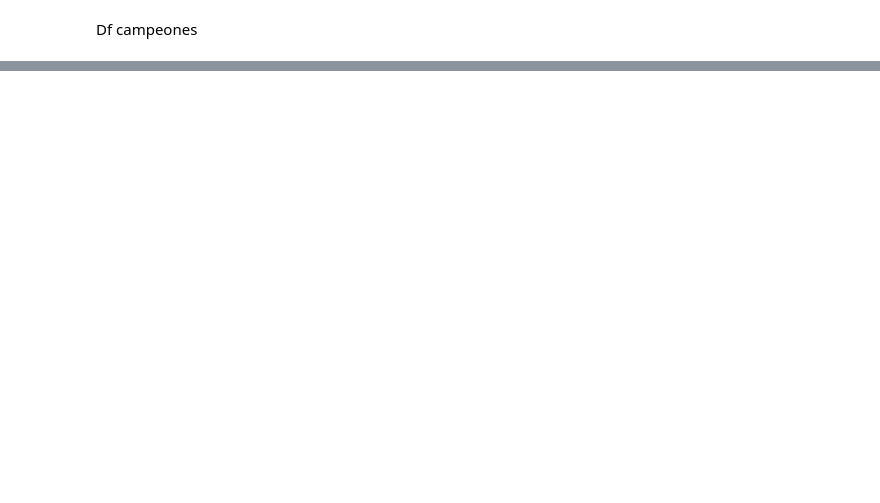
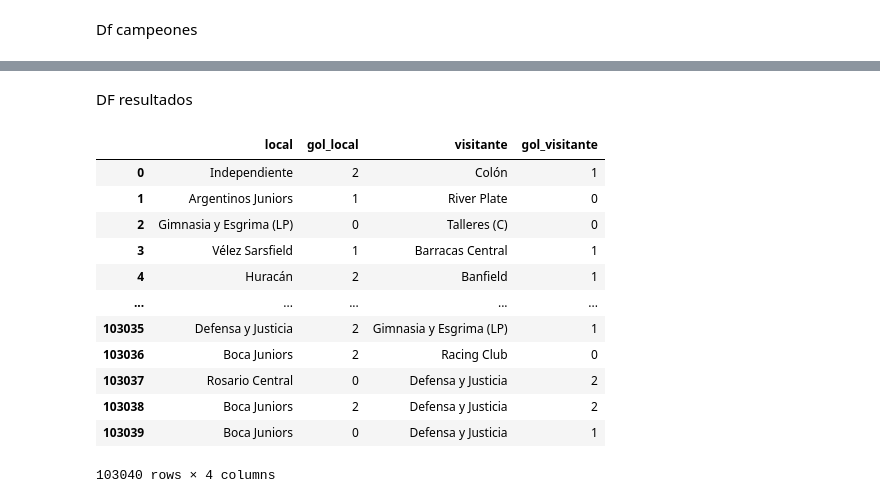
Before and after one commit to EstebanVeronesi/Poyecto-copa-de-la-liga-2023, a Jupyter notebook: Resultados gigantes/armado_datos_presentacion.ipynb, the cells around one changed output, grey strips where cells are left out. Drawn from its saved outputs; the diff is of its cells as text; code cells hidden in the pictures; blank space fills up the shorter version.

```diff
--- a/Resultados gigantes/armado_datos_presentacion.ipynb
+++ b/Resultados gigantes/armado_datos_presentacion.ipynb
@@ -100,0 +156,20 @@ df_campeones.to_csv('Campeones.csv')
+# %% [markdown]
+DF resultados
+# %%
+df_resultados = pd.read_csv("resultados.csv")
+# %%
+df_resultados
+# %% [output]
+|  | local | gol_local | visitante | gol_visitante |
+| 0 | Independiente | 2 | Colón | 1 |
+| 1 | Argentinos Juniors | 1 | River Plate | 0 |
+| 2 | Gimnasia y Esgrima (LP) | 0 | Talleres (C) | 0 |
+| 3 | Vélez Sarsfield | 1 | Barracas Central | 1 |
+| 4 | Huracán | 2 | Banfield | 1 |
+| ... | ... | ... | ... | ... |
+| 103035 | Defensa y Justicia | 2 | Gimnasia y Esgrima (LP) | 1 |
+| 103036 | Boca Juniors | 2 | Racing Club | 0 |
+| 103037 | Rosario Central | 0 | Defensa y Justicia | 2 |
+| 103038 | Boca Juniors | 2 | Defensa y Justicia | 2 |
+| 103039 | Boca Juniors | 0 | Defensa y Justicia | 1 |
+103040 rows × 4 columns
```
Also changed, not shown: parts of 38 cells of this notebook, 2 other files.
